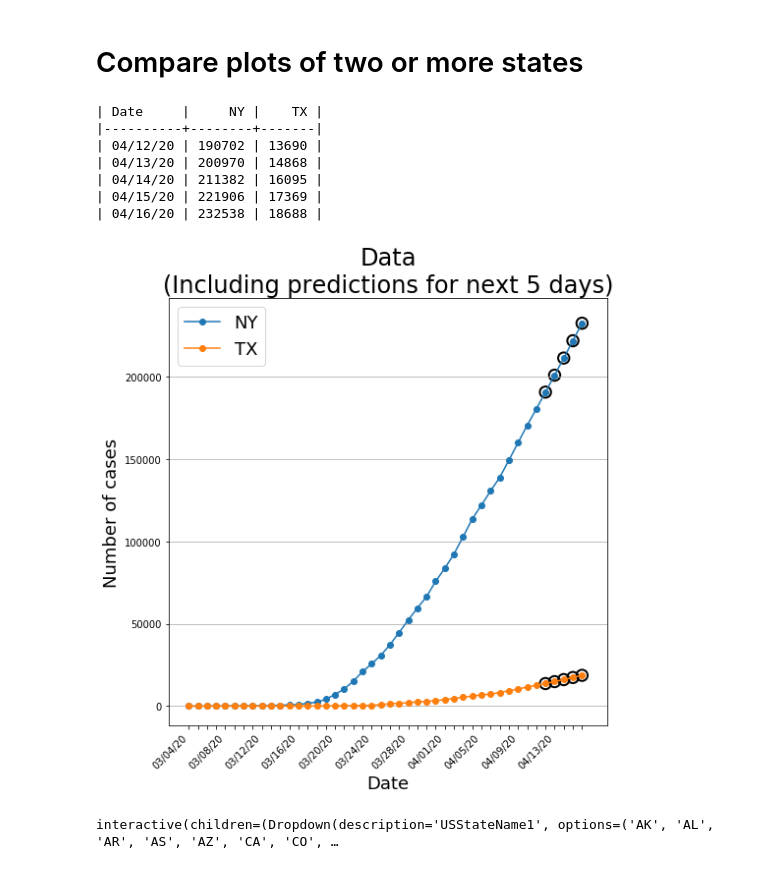
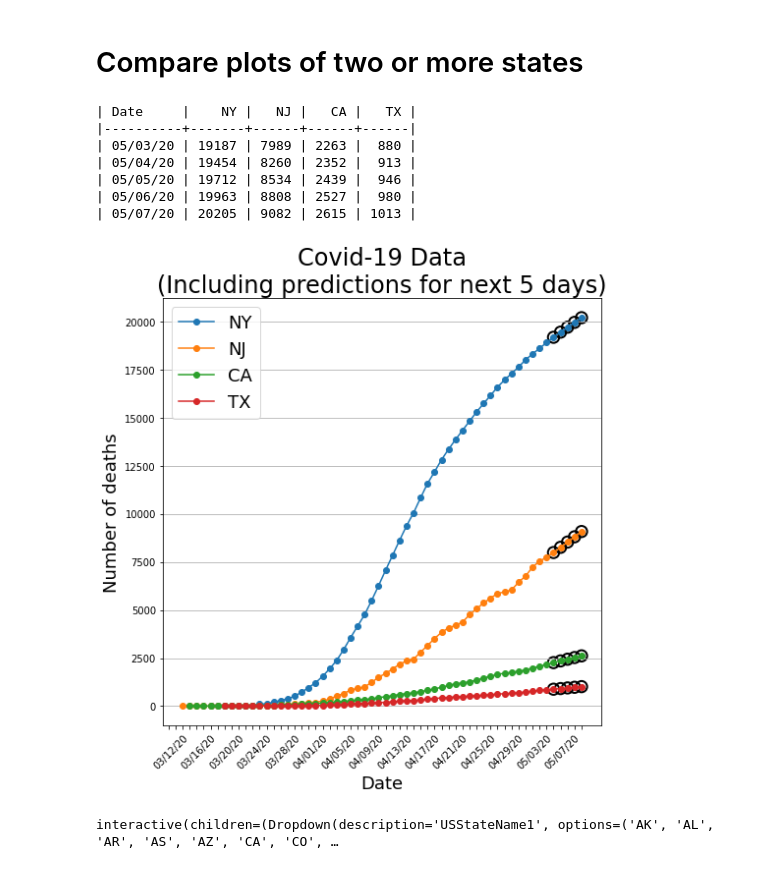
Before and after one commit to arkobarman/covid-19_timeSeriesAnalysis, a Jupyter notebook: time-series-predictions-US.ipynb, the cells around one changed output. Drawn from its saved outputs; the diff is of its cells as text; code cells hidden in the pictures.

Commit message:
added new data for US states

```diff
--- a/time-series-predictions-US.ipynb
+++ b/time-series-predictions-US.ipynb
@@ -18,7 +18,7 @@ from tabulate import tabulate
 warnings.simplefilter('ignore')
 # %%
 # Read csv file
-USDataFilename = os.path.join('data', 'covidtracking', 'upto04112020', 'daily.csv')
+USDataFilename = os.path.join('data', 'covidtracking', 'upto05012020', 'daily.csv')
 # This is the name of the file previously used
 # USDataFilename = os.path.join('data', 'covidtracking', 'upto03242020', 'states-daily.csv')
 USCovidFr = pd.read_csv(USDataFilename)
@@ -363,26 +363,36 @@ def comparePlotsOfNUSStates(USStateNamesList,
             label.set_visible(False)
     ax.legend(loc='upper left', prop={'size': 18});
 
-    plt.title('Data\n(Including predictions for next {} days)'.format(nDays), fontsize=24);
+    plt.title('Covid-19 Data\n(Including predictions for next {} days)'.format(nDays), fontsize=24);
     plt.xlabel('Date', fontsize=18);
     if logScale:
-        plt.ylabel('Number of cases (log scale)', fontsize=18);
+        if tableToUse == 'positive':
+            plt.ylabel('Number of confirmed cases (log scale)', fontsize=18);
+        elif tableToUse == 'death':
+            plt.ylabel('Number of deaths (log scale)', fontsize=18);
+        else:
+            plt.ylabel('Number of cases (log scale)', fontsize=18);
     else:
-        plt.ylabel('Number of cases', fontsize=18);
+        if tableToUse == 'positive':
+            plt.ylabel('Number of confirmed cases', fontsize=18);
+        elif tableToUse == 'death':
+            plt.ylabel('Number of deaths', fontsize=18);
+        else:
+            plt.ylabel('Number of cases', fontsize=18);
 
     if grid != None:
         plt.grid(axis=grid)
 # %%
-comparePlotsOfNUSStates(['NY', 'TX'], nDays=5, grid='y', logScale=False)
+comparePlotsOfNUSStates(['NY', 'NJ', 'CA', 'TX'], nDays=5, grid='y', logScale=False, tableToUse='death')
 # %% [output]
-| Date     |     NY |    TX |
-|----------+--------+-------|
-| 04/12/20 | 190702 | 13690 |
-| 04/13/20 | 200970 | 14868 |
-| 04/14/20 | 211382 | 16095 |
-| 04/15/20 | 221906 | 17369 |
-| 04/16/20 | 232538 | 18688 |
+| Date     |    NY |   NJ |   CA |   TX |
+|----------+-------+------+------+------|
+| 05/03/20 | 19187 | 7989 | 2263 |  880 |
+| 05/04/20 | 19454 | 8260 | 2352 |  913 |
+| 05/05/20 | 19712 | 8534 | 2439 |  946 |
+| 05/06/20 | 19963 | 8808 | 2527 |  980 |
+| 05/07/20 | 20205 | 9082 | 2615 | 1013 |
-[figure, old version]
+[figure, new version]
 # %%
 # Interactive plot to compare data from 2 US states
 def comparePlotsOf2USSTatesWrapper(USStateName1,
```
Also changed, not shown: parts of 3 cells of this notebook, 4 other files.
